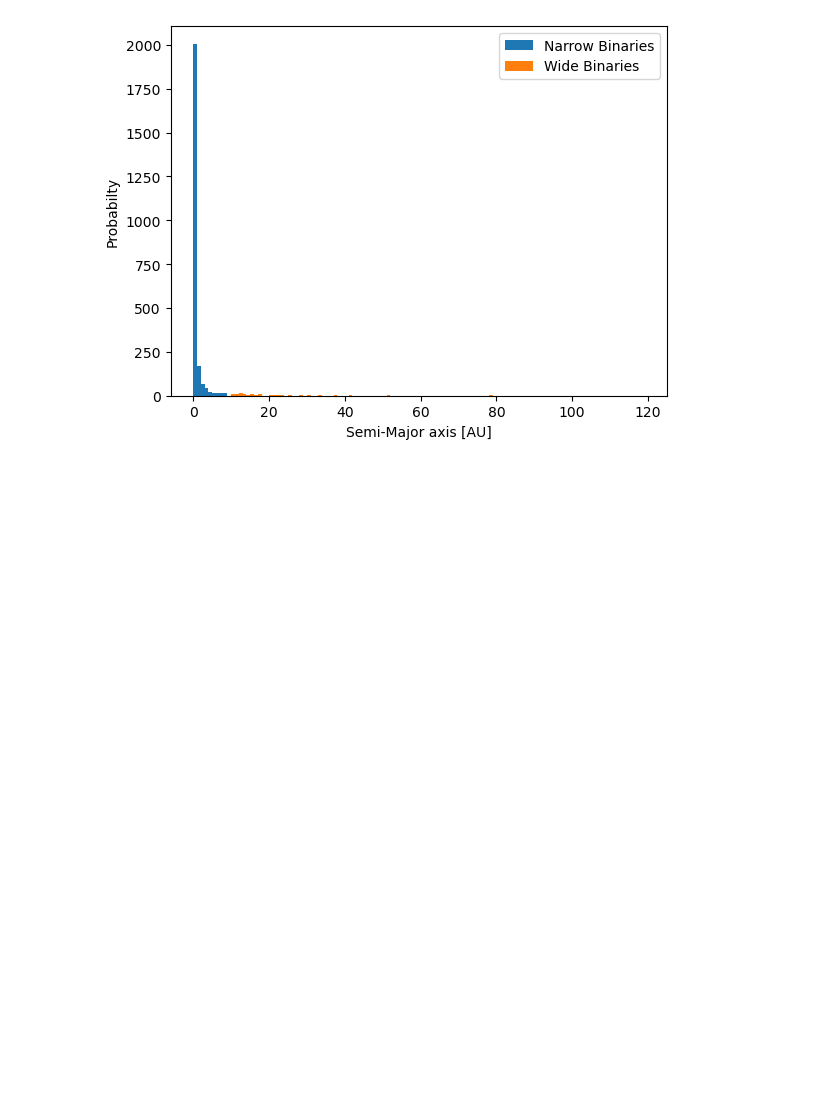
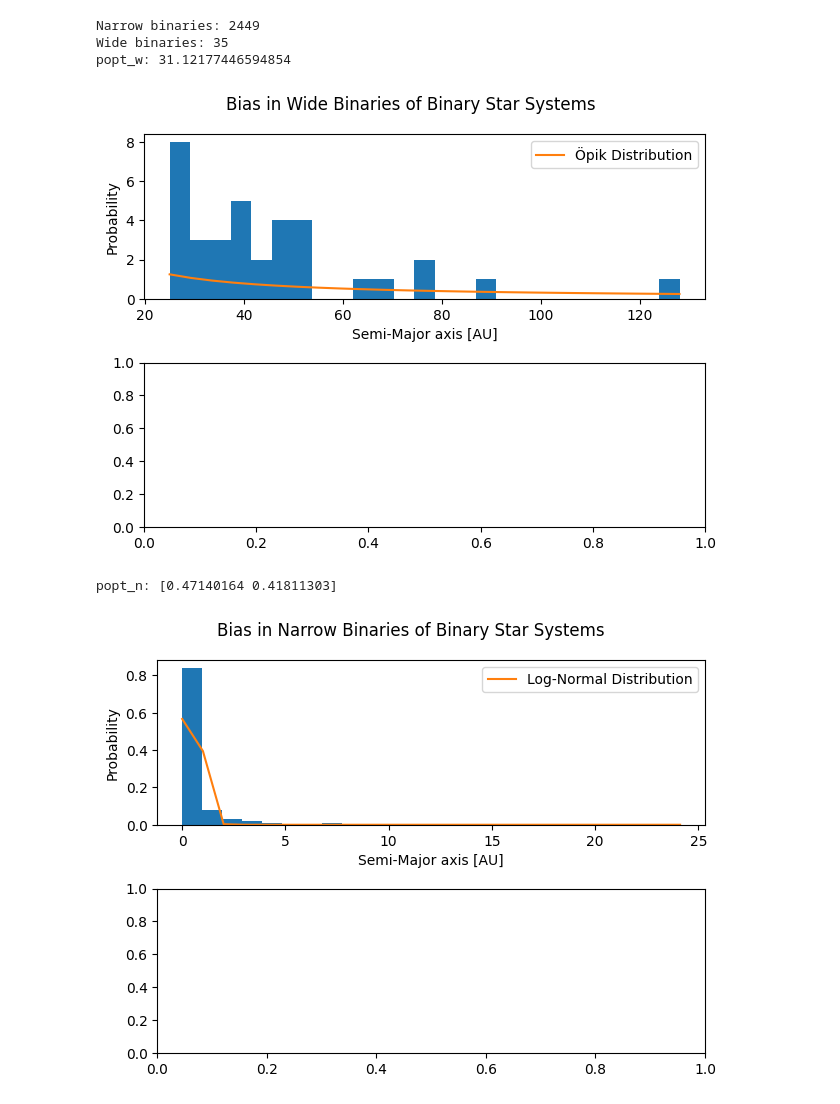
Before and after one commit to Eljameuter/Orbital-and-physical-parameter-distribution-of-Binary-Systems, a Jupyter notebook: Semi_major_axis.ipynb, the cells around one changed output. Saved outputs shown, nothing was run; the diff lists cells and outputs as text; code cells hidden in the pictures; blank space fills up the shorter version.

Commit message:
Update Semi_major_axis.ipynb
Theoretical Distributions are described, only thing to do is random samples and calculate the bias.

```diff
--- a/Semi_major_axis.ipynb
+++ b/Semi_major_axis.ipynb
@@ -6,20 +1,71 @@ import pandas as pd
 # %%
+import numpy as np
+import matplotlib.pyplot as plt
+import math
+import pandas as pd
+from scipy.optimize import curve_fit
+
+def öpik_law(C, a):
+    'Distribution for wide binaries'
+    N = C*(1/a)
+    return N
+def log_normal_dist(a, sigma, mu):
+    'Distribution for narrow binaries'
+    N = (1/(np.sqrt(2*np.pi)*sigma))*np.exp(-(((a-mu)/sigma)**2)/2)
+    return N
+def normal_dist(a, sigma, mu):
+    'Distribution for narrow binaries'
+    N = (1/(np.sqrt(2*np.pi)*sigma))*np.exp(-(((np.log(a)-mu)/sigma)**2)/2)
+    return N
 reduced_raw_data = pd.read_csv(r'DATA\RAW\reduced_raw_data.csv')
 reduced_raw_data_clean = reduced_raw_data[reduced_raw_data['a'].notna()]
+sma_data = reduced_raw_data_clean['a']
 
-# for i in reduced_raw_data_clean['notes']:
-#     print(i)
+narrow_binaries = sma_data[sma_data <= 25]
+wide_binaries = sma_data[sma_data >= 25]
 
-narrow_bins = np.arange(0, 10, 1)
-wide_bins = np.arange(10, 120, 1)
-narrow_binaries = reduced_raw_data_clean['a'][reduced_raw_data_clean['a'] <= 10]
-wide_binaries = reduced_raw_data_clean['a'][reduced_raw_data_clean['a'] >= 10]
+print(f'Narrow binaries: {len(narrow_binaries)}')
+print(f'Wide binaries: {len(wide_binaries)}')
 
-plt.hist(narrow_binaries, bins=narrow_bins, label='Narrow Binaries')
-plt.hist(wide_binaries, bins=wide_bins, label='Wide Binaries')
-plt.ylabel('Probabilty')
-plt.xlabel('Semi-Major axis [AU]')
-plt.legend()
+n_bins_w = 25
+counts_w, bins_w = np.histogram(wide_binaries, bins=n_bins_w, density=False)
+centers_w = (bins_w[:-1] + bins_w[1:]) / 2
+
+popt_w, pcov_w = curve_fit(öpik_law, xdata=centers_w[counts_w > 0], ydata=counts_w[counts_w > 0])
+x_w = np.linspace(min(bins_w), max(bins_w), n_bins_w)
+print(f'popt_w: {popt_w[0]}')
+
+fig, axes = plt.subplots(2,1)
+axes[0].hist(wide_binaries, bins=n_bins_w, density=False)
+axes[0].plot(x_w, öpik_law(C=popt_w[0], a=x_w), label='Öpik Distribution')
+axes[0].set_ylabel('Probability')
+axes[0].set_xlabel('Semi-Major axis [AU]')
+axes[0].legend()
+fig.suptitle('Bias in Wide Binaries of Binary Star Systems')
+plt.tight_layout()
 plt.show()
+
+n_bins_n = 25
+counts_n, bins_n = np.histogram(narrow_binaries, bins=n_bins_n, density=True)
+centers_n = (bins_n[:-1] + bins_n[1:]) / 2
+
+popt_n, pcov_n = curve_fit(log_normal_dist, xdata=centers_n[counts_n > 0], ydata=counts_n[counts_n > 0])
+x_n = np.linspace(min(bins_n), max(bins_n), n_bins_n)
+print(f'popt_n: {popt_n}')
+
+fig, axes = plt.subplots(2,1)
+axes[0].hist(narrow_binaries, bins=n_bins_n, density=True)
+axes[0].plot(x_n, log_normal_dist(sigma=popt_n[0], mu=popt_n[1], a=x_n), label='Log-Normal Distribution')
+axes[0].set_ylabel('Probability')
+axes[0].set_xlabel('Semi-Major axis [AU]')
+axes[0].legend()
+fig.suptitle('Bias in Narrow Binaries of Binary Star Systems')
+plt.tight_layout()
+plt.show()
 # %% [output]
+Narrow binaries: 2449
+Wide binaries: 35
+popt_w: 31.12177446594854
-[figure, old version]
+[figure, new version]
+popt_n: [0.47140164 0.41811303]
+[figure, added]
```
Also changed, not shown: parts of 1 cell of this notebook.
